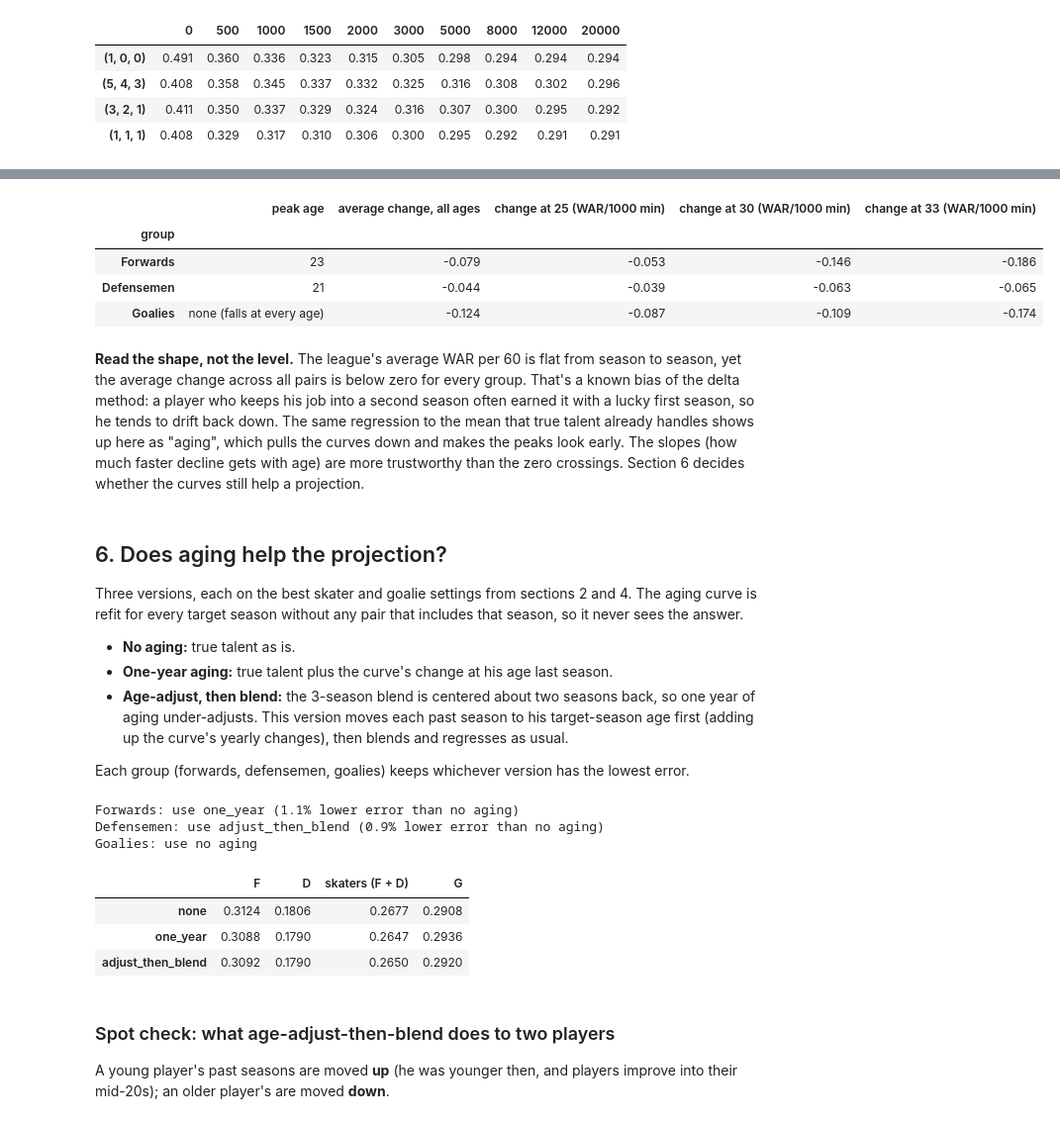
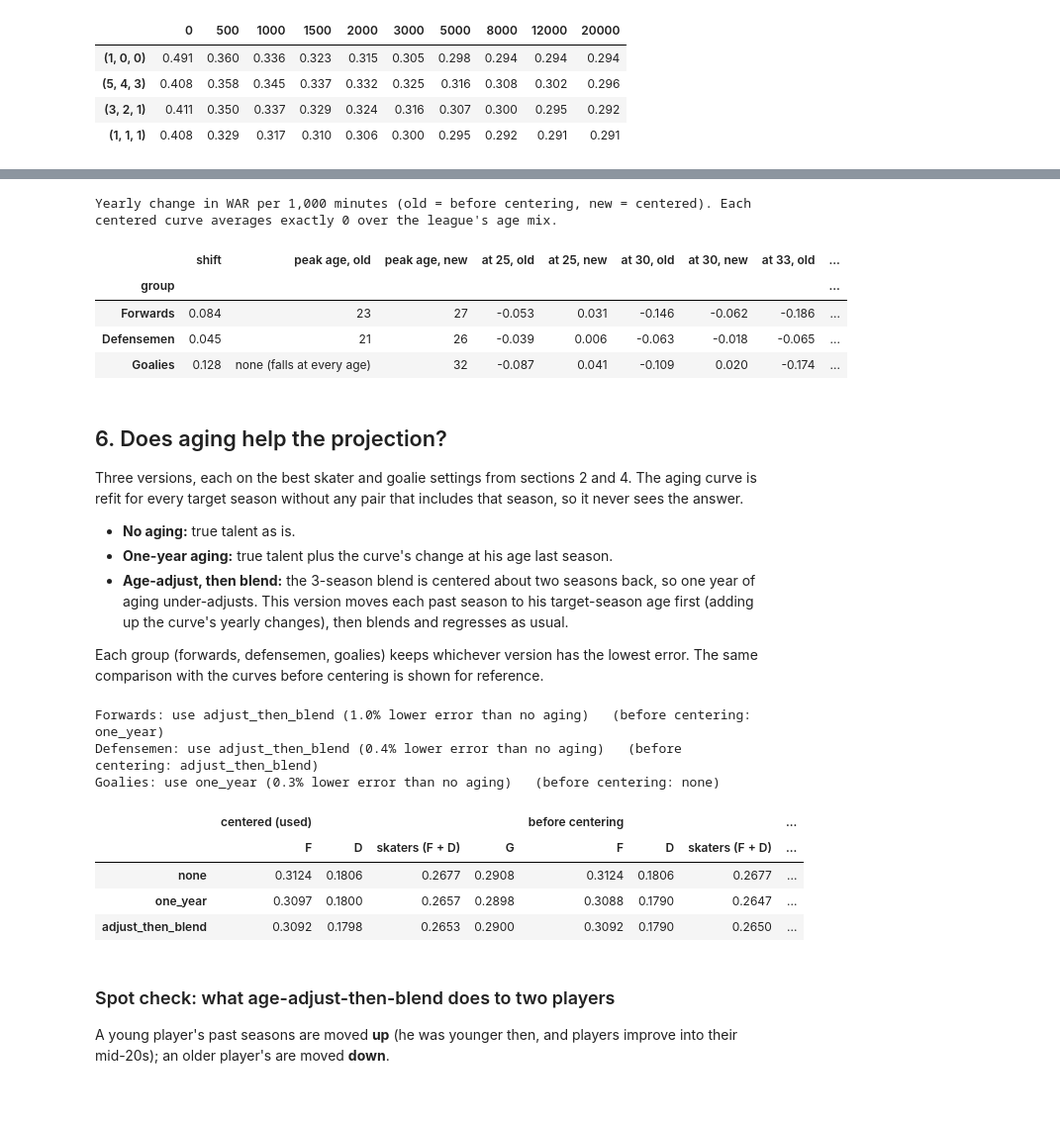
Before and after one commit to ryanc2525/hockey-war, a Jupyter notebook: notebooks/15_true_talent_and_aging.ipynb, the cells around one changed output, grey strips where cells are left out. Shown at 99% size. Drawn from its saved outputs; the diff is of its cells as text; code cells hidden in the pictures.

```diff
--- a/notebooks/15_true_talent_and_aging.ipynb
+++ b/notebooks/15_true_talent_and_aging.ipynb
@@ -209,7 +211,9 @@ for ax, g in zip(axes, ["F", "D", "G"]):
     ax.axhline(0, color=MUTED, linewidth=0.8)
     ax.scatter(rg["age"], rg["delta"] * PER_1000, s=rg["pairs"] / rg["pairs"].max() * 200 + 10,
                color=COLORS[g], alpha=0.35, edgecolor="none", label="raw (dot size = pairs)")
-    ax.plot(cg["age"], cg["delta"] * PER_1000, color=COLORS[g], linewidth=2.5, label="smoothed")
+    ax.plot(cg["age"], cg["delta_uncentered"] * PER_1000, color=COLORS[g], linewidth=1, linestyle="--",
+            label="smoothed, before centering")
+    ax.plot(cg["age"], cg["delta"] * PER_1000, color=COLORS[g], linewidth=2.5, label="centered (used)")
     ax.set_title(f"{NAMES[g]}  ({(pairs['group'] == g).sum():,} pairs)", loc="left", color=INK, fontsize=11)
     ax.set_xlabel("Age (season he starts from)", color=MUTED)
     ax.grid(color=GRID, linewidth=0.8)
@@ -234,30 +238,34 @@ F      306  312  440  540  581  570  562  520  475  411  378  317  255  196  153
 D      120  144  231  287  307  316  312  289  264  241  219  184  153  127  101   70  44   56
 G        4   13   35   51   64   81   93   85   85   75   67   69   61   47   37   27  21   32
 # %%
-def peak_age(cg):
+def peak_age(cg, col):
     """The season after the last age that still improves (smoothed change >= 0), i.e. the peak season."""
-    up = cg[cg["delta"] >= 0]
+    up = cg[cg[col] >= 0]
     return str(int(up["age"].max()) + 1) if len(up) else "none (falls at every age)"
 
+mix = age_mix(history, bios)
 summary = []
 for g in ["F", "D", "G"]:
-    cg = curve[curve["group"] == g].set_index("age")["delta"]
-    pg = pairs[pairs["group"] == g]
-    row = {"group": NAMES[g], "peak age": peak_age(curve[curve["group"] == g]),
-           "average change, all ages": np.average(pg["delta"], weights=pg["weight"]) * PER_1000}
+    cg = curve[curve["group"] == g]
+    by_age = cg.set_index("age")
+    assert abs(np.average(by_age["delta"], weights=mix[g].reindex(by_age.index, fill_value=0))) < 1e-12   # centered
+    row = {"group": NAMES[g], "shift": -cg["shift"].iloc[0] * PER_1000,
+           "peak age, old": peak_age(cg, "delta_uncentered"), "peak age, new": peak_age(cg, "delta")}
     for a in [25, 30, 33]:
-        row[f"change at {a} (WAR/1000 min)"] = cg[a] * PER_1000
+        row[f"at {a}, old"] = by_age.at[a, "delta_uncentered"] * PER_1000
+        row[f"at {a}, new"] = by_age.at[a, "delta"] * PER_1000
     summary.append(row)
 summary = pd.DataFrame(summary).set_index("group")
+print("Yearly change in WAR per 1,000 minutes (old = before centering, new = centered). "
+      "Each centered curve averages exactly 0 over the league's age mix.")
 summary.round(3)
 # %% [output]
+Yearly change in WAR per 1,000 minutes (old = before centering, new = centered). Each centered curve averages exactly 0 over the league's age mix.
-|  | peak age | average change, all ages | change at 25 (WAR/1000 min) | change at 30 (WAR/1000 min) | change at 33 (WAR/1000 min) |
-| group |  |  |  |  |  |
-| Forwards | 23 | -0.079 | -0.053 | -0.146 | -0.186 |
-| Defensemen | 21 | -0.044 | -0.039 | -0.063 | -0.065 |
-| Goalies | none (falls at every age) | -0.124 | -0.087 | -0.109 | -0.174 |
+|  | shift | peak age, old | peak age, new | at 25, old | at 25, new | at 30, old | at 30, new | at 33, old | ... |
+| group |  |  |  |  |  |  |  |  | ... |
+| Forwards | 0.084 | 23 | 27 | -0.053 | 0.031 | -0.146 | -0.062 | -0.186 | ... |
+| Defensemen | 0.045 | 21 | 26 | -0.039 | 0.006 | -0.063 | -0.018 | -0.065 | ... |
+| Goalies | 0.128 | none (falls at every age) | 32 | -0.087 | 0.041 | -0.109 | 0.020 | -0.174 | ... |
-# %% [markdown]
-**Read the shape, not the level.** The league's average WAR per 60 is flat from season to season, yet the average change across all pairs is below zero for every group. That's a known bias of the delta method: a player who keeps his job into a second season often earned it with a lucky first season, so he tends to drift back down. The same regression to the mean that true talent already handles shows up here as "aging", which pulls the curves down and makes the peaks look early. The slopes (how much faster decline gets with age) are more trustworthy than the zero crossings. Section 6 decides whether the curves still help a projection.
 # %% [markdown]
 ## 6. Does aging help the projection?
 Three versions, each on the best skater and goalie settings from sections 2 and 4. The aging curve is refit for every target season without any pair that includes that season, so it never sees the answer.
@@ -266,29 +274,35 @@ Three versions, each on the best skater and goalie settings from sections 2 and
 - **One-year aging:** true talent plus the curve's change at his age last season.
 - **Age-adjust, then blend:** the 3-season blend is centered about two seasons back, so one year of aging under-adjusts. This version moves each past season to his target-season age first (adding up the curve's yearly changes), then blends and regresses as usual.
 
-Each group (forwards, defensemen, goalies) keeps whichever version has the lowest error.
+Each group (forwards, defensemen, goalies) keeps whichever version has the lowest error. The same comparison with the curves before centering is shown for reference.
 # %%
-compare = {}
-for version in AGING_VERSIONS:
-    bs = backtest(skaters, TARGETS, SK_WEIGHTS, SK_REG, 300, bios, aging=version)
-    bg = backtest(goalies, TARGETS, G_WEIGHTS, G_REG, 1000, bios, aging=version)
-    compare[version] = {"F": rmse(bs[bs["group"] == "F"]), "D": rmse(bs[bs["group"] == "D"]),
+def compare_versions(center):
+    out = {}
+    for version in AGING_VERSIONS:
+        bs = backtest(skaters, TARGETS, SK_WEIGHTS, SK_REG, 300, bios, aging=version, center=center)
+        bg = backtest(goalies, TARGETS, G_WEIGHTS, G_REG, 1000, bios, aging=version, center=center)
+        out[version] = {"F": rmse(bs[bs["group"] == "F"]), "D": rmse(bs[bs["group"] == "D"]),
                         "skaters (F + D)": rmse(bs), "G": rmse(bg)}
-compare = pd.DataFrame(compare).T
+    return pd.DataFrame(out).T
+
+compare = compare_versions(center=True)
+compare_old = compare_versions(center=False)
 CHOSEN = {g: compare[g].idxmin() for g in ["F", "D", "G"]}
+CHOSEN_OLD = {g: compare_old[g].idxmin() for g in ["F", "D", "G"]}
 for g in ["F", "D", "G"]:
     none, chosen = compare.loc["none", g], compare.loc[CHOSEN[g], g]
     verdict = "no aging" if CHOSEN[g] == "none" else f"{CHOSEN[g]} ({1 - chosen / none:.1%} lower error than no aging)"
-    print(f"{NAMES[g]}: use {verdict}")
-compare.round(4)
+    print(f"{NAMES[g]}: use {verdict}   (before centering: {CHOSEN_OLD[g]})")
+pd.concat({"centered (used)": compare, "before centering": compare_old}, axis=1).round(4)
 # %% [output]
-Forwards: use one_year (1.1% lower error than no aging)
-Defensemen: use adjust_then_blend (0.9% lower error than no aging)
-Goalies: use no aging
+Forwards: use adjust_then_blend (1.0% lower error than no aging)   (before centering: one_year)
+Defensemen: use adjust_then_blend (0.4% lower error than no aging)   (before centering: adjust_then_blend)
+Goalies: use one_year (0.3% lower error than no aging)   (before centering: none)
-|  | F | D | skaters (F + D) | G |
-| none | 0.3124 | 0.1806 | 0.2677 | 0.2908 |
-| one_year | 0.3088 | 0.1790 | 0.2647 | 0.2936 |
-| adjust_then_blend | 0.3092 | 0.1790 | 0.2650 | 0.2920 |
+|  | centered (used) |  |  |  | before centering |  |  | ... |
+|  | F | D | skaters (F + D) | G | F | D | skaters (F + D) | ... |
+| none | 0.3124 | 0.1806 | 0.2677 | 0.2908 | 0.3124 | 0.1806 | 0.2677 | ... |
+| one_year | 0.3097 | 0.1800 | 0.2657 | 0.2898 | 0.3088 | 0.1790 | 0.2647 | ... |
+| adjust_then_blend | 0.3092 | 0.1798 | 0.2653 | 0.2900 | 0.3092 | 0.1790 | 0.2650 | ... |
 # %% [markdown]
 ### Spot check: what age-adjust-then-blend does to two players
 A young player's past seasons are moved **up** (he was younger then, and players improve into their mid-20s); an older player's are moved **down**.
```
Also changed, not shown: parts of 9 cells of this notebook, 2 other files.
